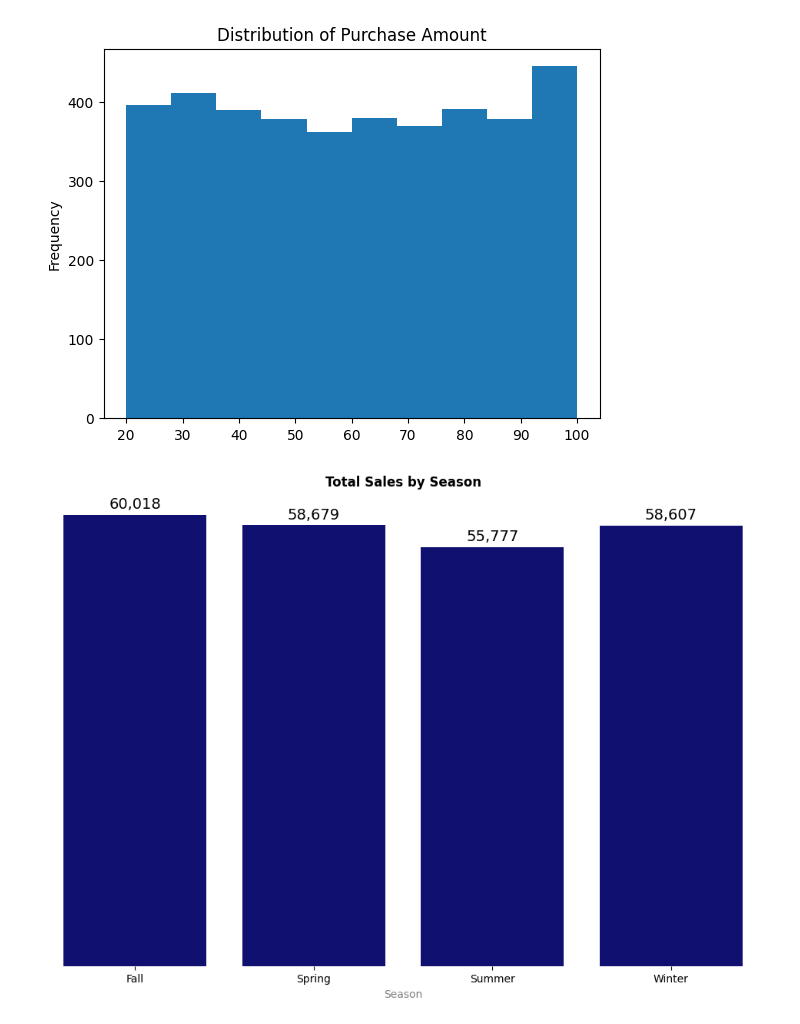
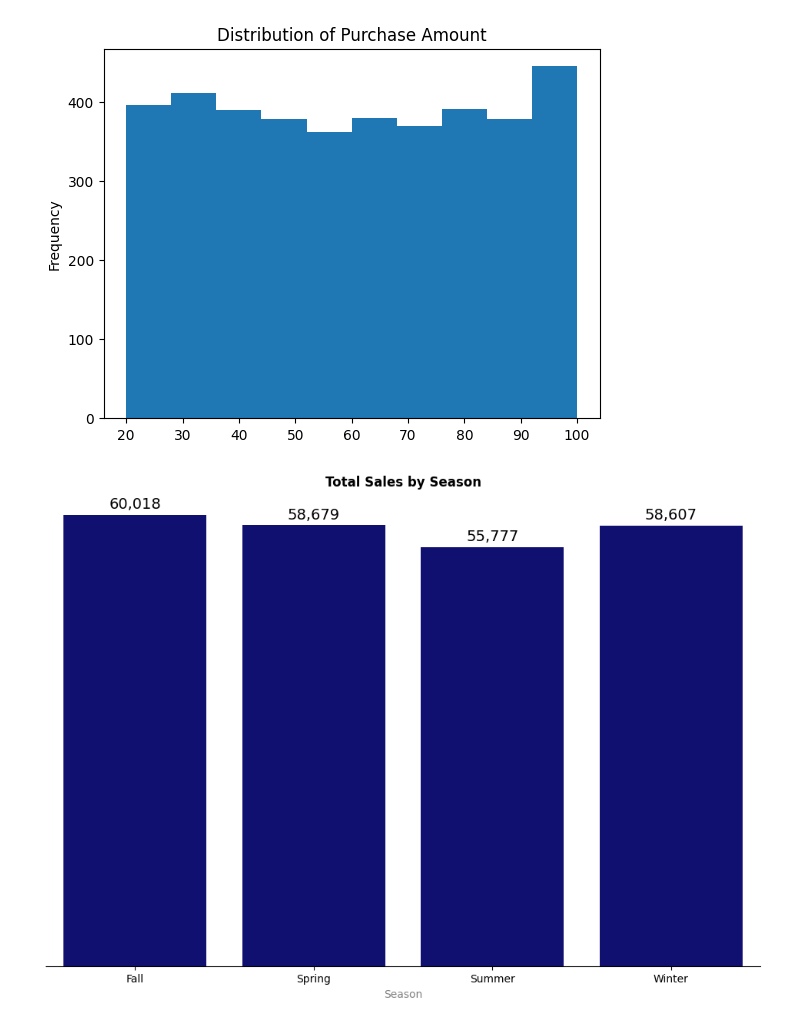
Before and after one commit to Murega14/customer_shopping_trends, a Jupyter notebook: index.ipynb, the cells around one changed output. Saved outputs shown, nothing was run; the diff lists cells and outputs as text; code cells hidden in the pictures.

```diff
--- a/index.ipynb
+++ b/index.ipynb
@@ -158,32 +158,31 @@ plt.show()
 plt.figure(figsize=(12, 8))
 
 #grouping the data by season
 season_sales = df.groupby('Season')['Purchase Amount (USD)'].sum().reset_index()
 
 #plotting the data
 ax = sns.barplot(x='Season', y='Purchase Amount (USD)', data=season_sales, color='navy')
 
 #customizing the plot
 ax.spines['top'].set_visible(False)
 ax.spines['left'].set_visible(False)
 ax.spines['right'].set_visible(False)
-ax.spines['bottom'].set_visible(False)
 
 plt.title("Total Sales by Season", fontweight='bold')
 plt.xlabel("Season", color='gray')
 plt.ylabel("Total Sales", color='gray')
 plt.gca().yaxis.set_visible(False)
 
 #annotating the plot
 for bar in ax.patches:
     ax.annotate(f'{bar.get_height():,.0f}',
                  xy=(bar.get_x() + bar.get_width() / 2, bar.get_height()),
                  xytext=(0, 3),
                  textcoords="offset points",
                  ha='center',
                  va='bottom',
                  fontsize=14)
 
 plt.show()
 # %% [output]
-[figure, old version]
+[figure, new version]
```
Also changed, not shown: parts of 3 cells of this notebook.
